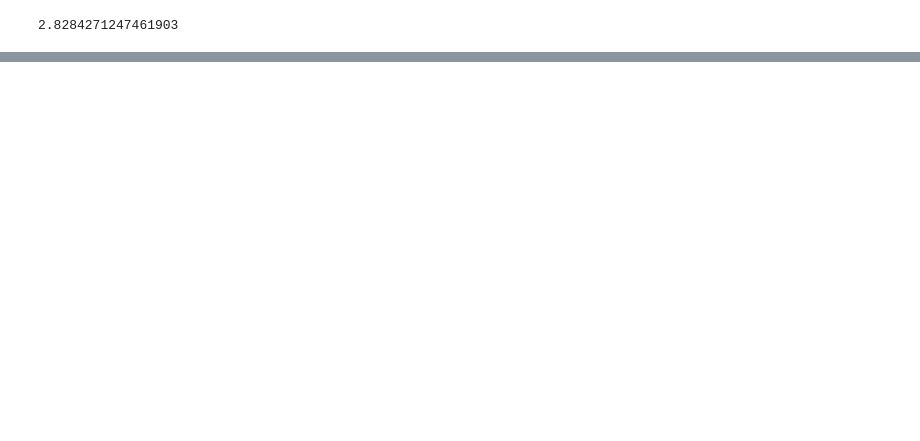
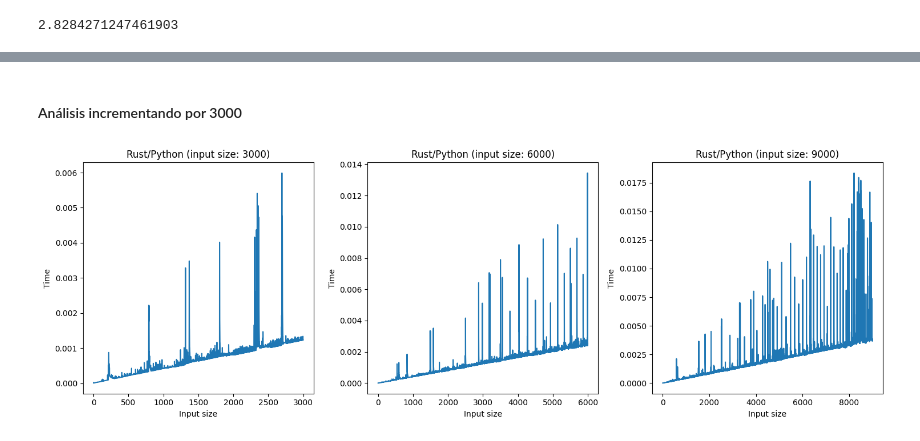
Before and after one commit to TT2024-B106/similarity-measures, a Jupyter notebook: notebooks/rust.ipynb, the cells around one changed output, grey strips where cells are left out. Cells and saved outputs as stored; diff of their text form; code cells hidden in the pictures; blank space fills up the shorter version.

```diff
--- a/notebooks/rust.ipynb
+++ b/notebooks/rust.ipynb
@@ -96,0 +148,11 @@ stmeasures.distance([1, 2], [3, 4])
+# %% [markdown]
+#### Análisis incrementando por 3000
+# %%
+f = stmeasures.distance    # Function to analyze
+p = genjson._create_coords # Function that generates trajectories
+t = "Rust/Python"          # Plot title
+s = 3000                   # Increment step in subplots
+m = 3000                   # Base value for increment
+plotfn.time_complexity3(f, p, t, s, m)
+# %% [output]
+[figure, added]
```
Also changed, not shown: parts of 10 cells of this notebook.
